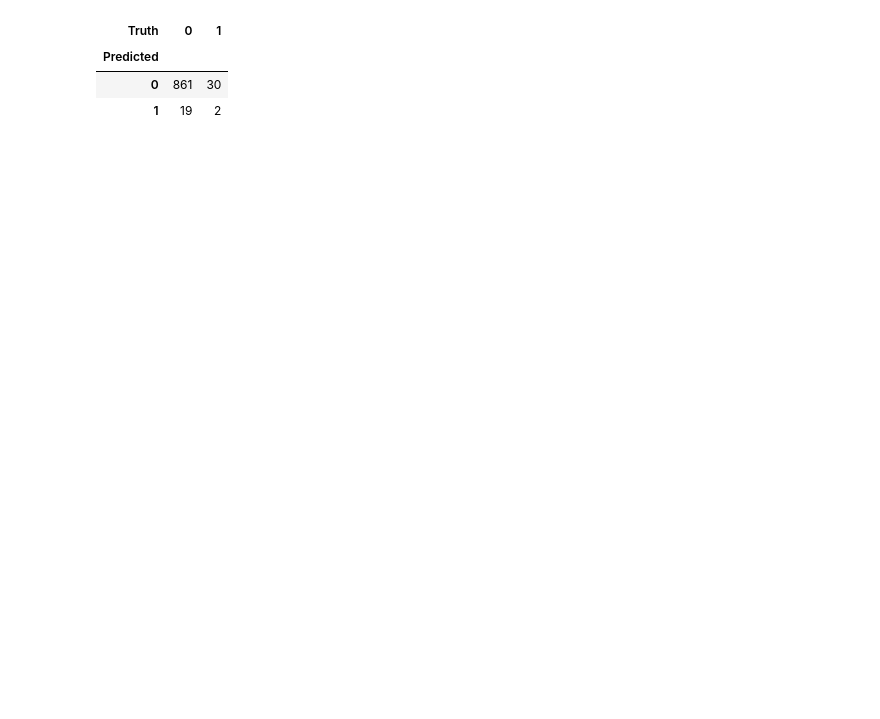
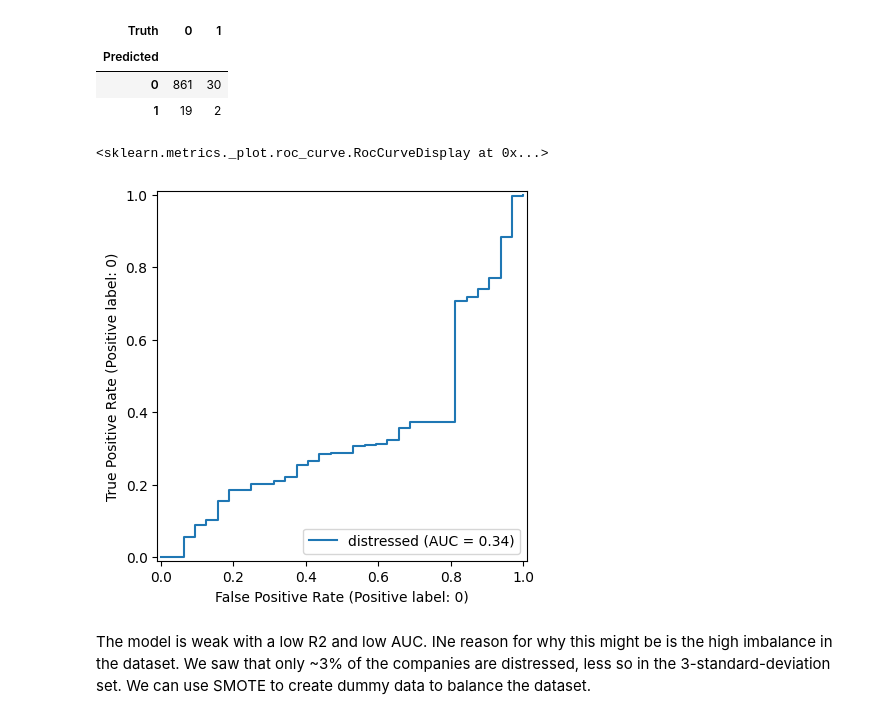
Before and after one commit to quityQ/bachelor, a Jupyter notebook: analysis.ipynb, the cells around one changed output. Cells and saved outputs as stored; diff of their text form; code cells hidden in the pictures; blank space fills up the shorter version.

Commit message:
roc curve, next steps

```diff
--- a/analysis.ipynb
+++ b/analysis.ipynb
@@ -487,3 +490,13 @@ confusion_table(pred_labels, true_labels)
 | Predicted |  |  |
 | 0 | 861 | 30 |
 | 1 | 19 | 2 |
+# %%
+roc_curve = RocCurveDisplay.from_predictions
+
+roc_curve(true_labels, probs, pos_label='0', name='distressed')
+# %% [output]
+<sklearn.metrics._plot.roc_curve.RocCurveDisplay at 0x...>
+[figure, added]
+# %% [markdown]
+The model is weak with a low R2 and low AUC. INe reason for why this might be is the high imbalance in the dataset. We saw that only ~3% of the companies are distressed, less so in the 3-standard-deviation set.
+We can use SMOTE to create dummy data to balance the dataset.
```
Also changed, not shown: parts of 4 cells of this notebook.
